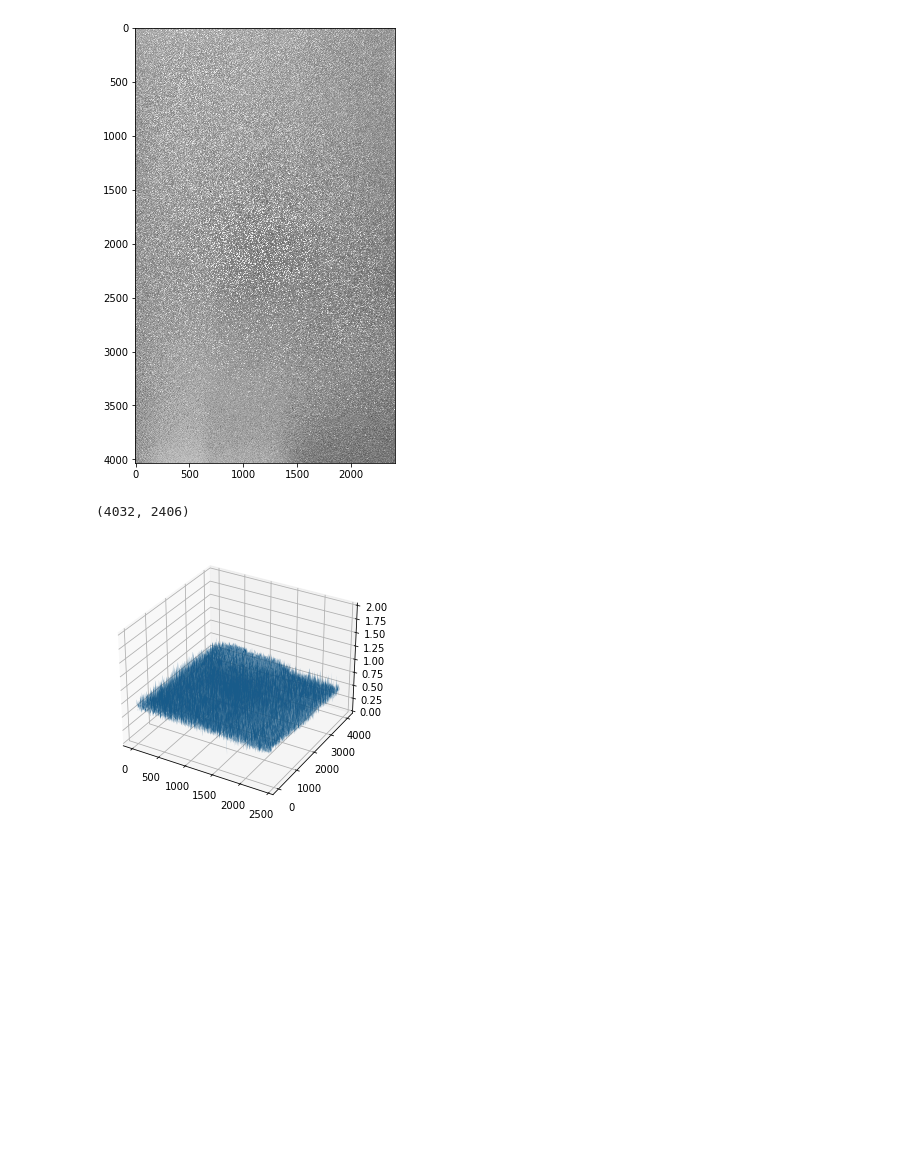
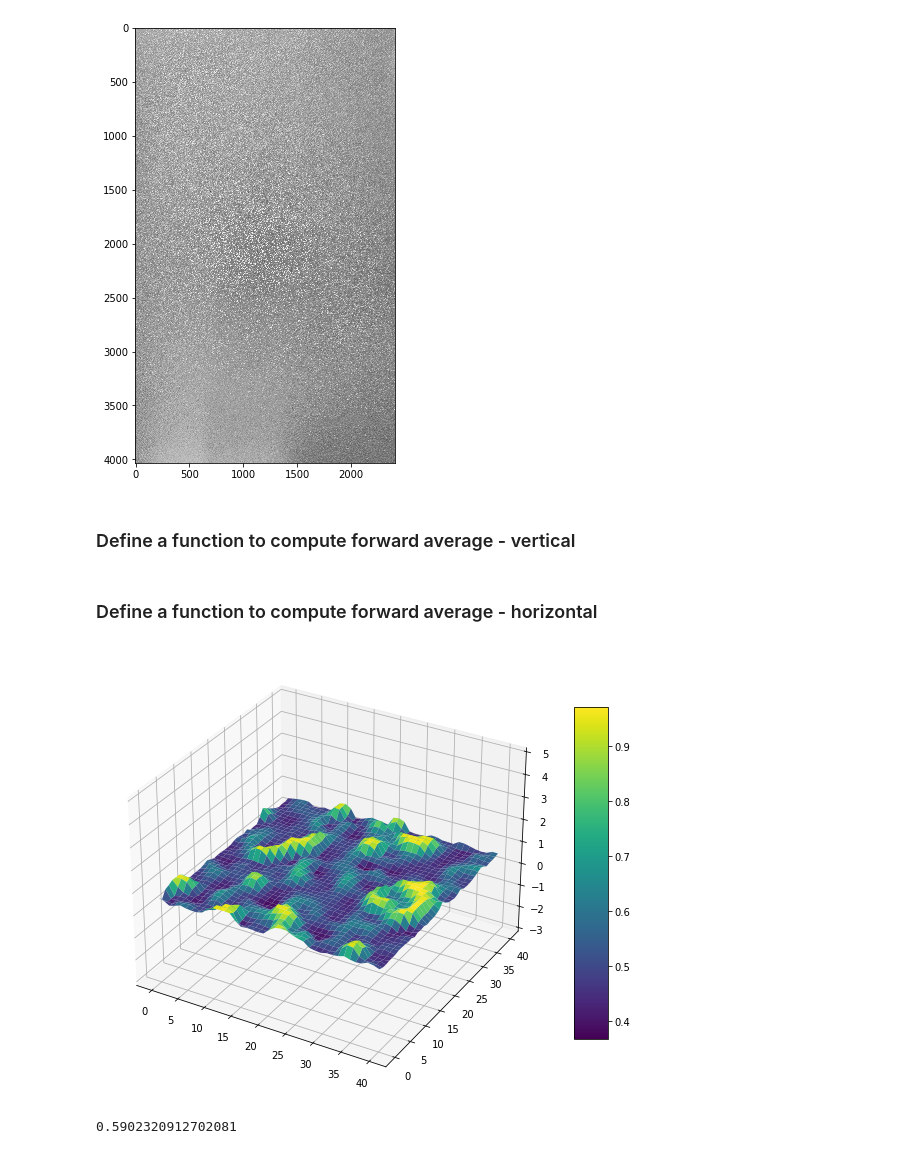
Before and after one commit to Kchanghun/CompareSurfaceRoughness, a Jupyter notebook: CompareSurfaceRoughness.ipynb, the cells around one changed output. Cells and saved outputs as stored; diff of their text form; code cells hidden in the pictures; blank space fills up the shorter version.

Commit message:
see surface of gray scaled image

```diff
--- a/CompareSurfaceRoughness.ipynb
+++ b/CompareSurfaceRoughness.ipynb
@@ -41,3 +42,5 @@ plt.show()
 # %% [output]
 (4032, 2406)
 [figure]
+# %% [markdown]
+### Define a function to compute forward average - vertical
@@ -43,0 +55,2 @@ plt.show()
+# %% [markdown]
+### Define a function to compute forward average - horizontal
@@ -44,23 +65,25 @@ plt.show()
 # %%
-print(testGray.shape)
-fig = plt.figure()
+fig = plt.figure(figsize=(8,8))
 ax = fig.add_subplot(111,projection='3d')
 
-x = np.linspace(0,testGray.shape[1],2406)
-y = np.linspace(0,testGray.shape[0],4032)
+cutted_width = testGray.shape[1]//2
+cutted_height = testGray.shape[0]//2
+tile_size = 20
+Z = testGray[cutted_height-tile_size:cutted_height+tile_size,cutted_width-tile_size:cutted_width+tile_size]
+
+x = np.linspace(0,Z.shape[1],Z.shape[1])
+y = np.linspace(0,Z.shape[0],Z.shape[0])
 X, Y = np.meshgrid(x,y)
-Z = testGray
-
-# x = np.linspace(-10, 10, 5)
-# y = np.linspace(-100, 100, 5)
-# X,Y = np.meshgrid(x,y)
-# Z = np.random.rand(5, 5)
 
 
-ax.plot_surface(X, Y, Z)
-ax.set_zlim(0, 2)
+surf = ax.plot_surface(X, Y, Z, cmap='viridis')
+fig.colorbar(surf, shrink=0.6, aspect=10)
+ax.set_zlim(-3, 5)
 
 plt.tight_layout()
 # %% [output]
-(4032, 2406)
-[figure, old version]
+[figure, new version]
+# %%
+print(max(Z[2]))
+# %% [output]
+0.5902320912702081
```
Also changed, not shown: parts of 3 cells of this notebook.
